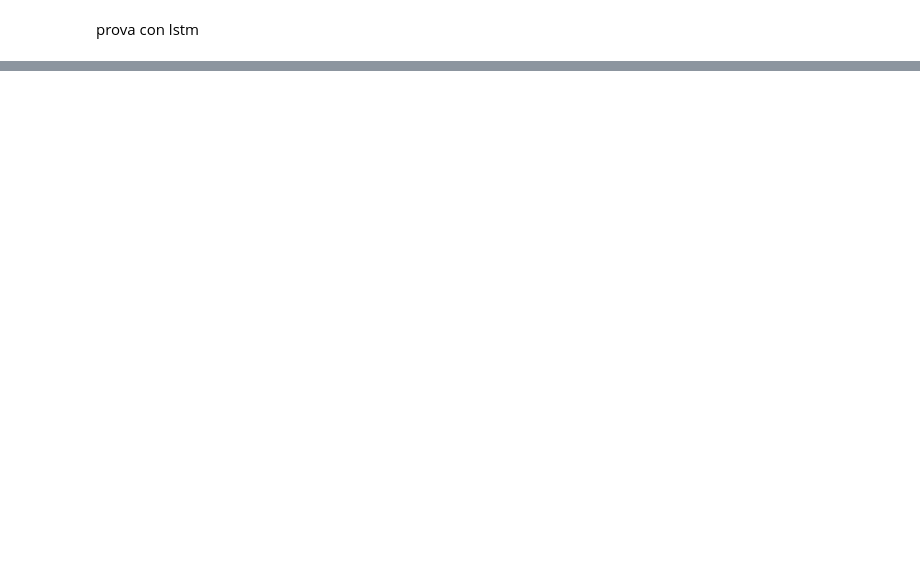
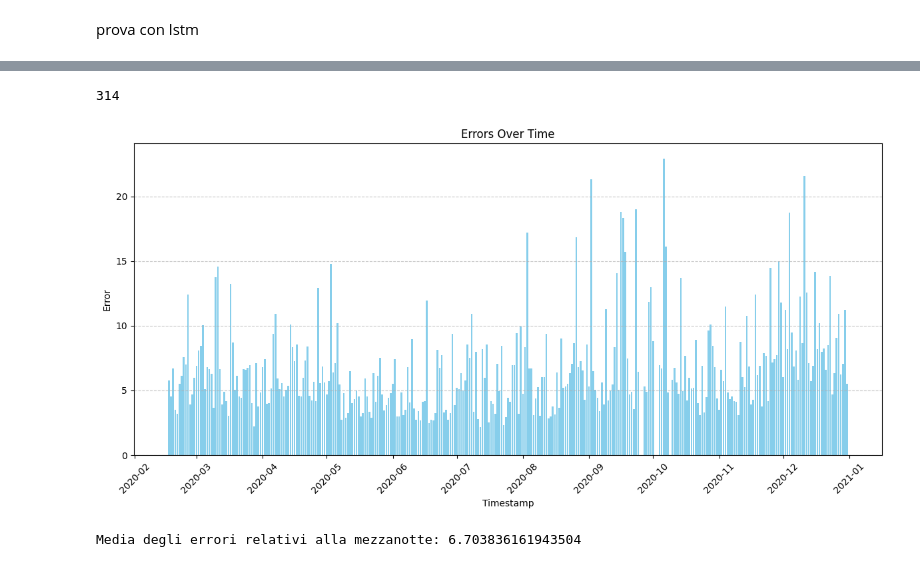
Before and after one commit to GiovanniPerri23/master_thesis, a Jupyter notebook: notebooks_try/vanilla_transformers.ipynb, the cells around one changed output, grey strips where cells are left out. Saved outputs shown, nothing was run; the diff lists cells and outputs as text; code cells hidden in the pictures; blank space fills up the shorter version.

```diff
--- a/notebooks_try/vanilla_transformers.ipynb
+++ b/notebooks_try/vanilla_transformers.ipynb
@@ -346,0 +513,35 @@ plt.show()
+# %%
+def filter_errors_at_midnight(errors, timestamps):
+    '''Function used to filter only forecasts starting at 00.00'''
+    midnight_errors = []
+    midnight_timestamps = []
+    count = 0
+    for error, timestamp in zip(errors, timestamps):
+        hour = timestamp.hour
+
+        if hour == 0:
+            midnight_errors.append(error)
+            midnight_timestamps.append(timestamp)
+            count += 1
+    print(count)
+    return midnight_errors, midnight_timestamps
+# %%
+errors = calculate_errors(y_test_inv, forecast)
+# %%
+# Ottieni il timestamp per le righe di test
+test_timestamps = dataset_input.iloc[-y_test_inv.shape[0]:].index
+
+# Converti l'indice in oggetti datetime
+test_timestamps = pd.to_datetime(test_timestamps)
+# %%
+midnight_errors, midnight_timestamps = filter_errors_at_midnight(errors, test_timestamps)
+
+visualize_errors_with_timestamps(midnight_errors, midnight_timestamps)
+
+mean_midnight_error = np.mean(midnight_errors)
+
+print("Media degli errori relativi alla mezzanotte:", mean_midnight_error)
+# %% [output]
+314
+[figure, added]
+Media degli errori relativi alla mezzanotte: 6.703836161943504
```
Also changed, not shown: parts of 24 cells of this notebook.
